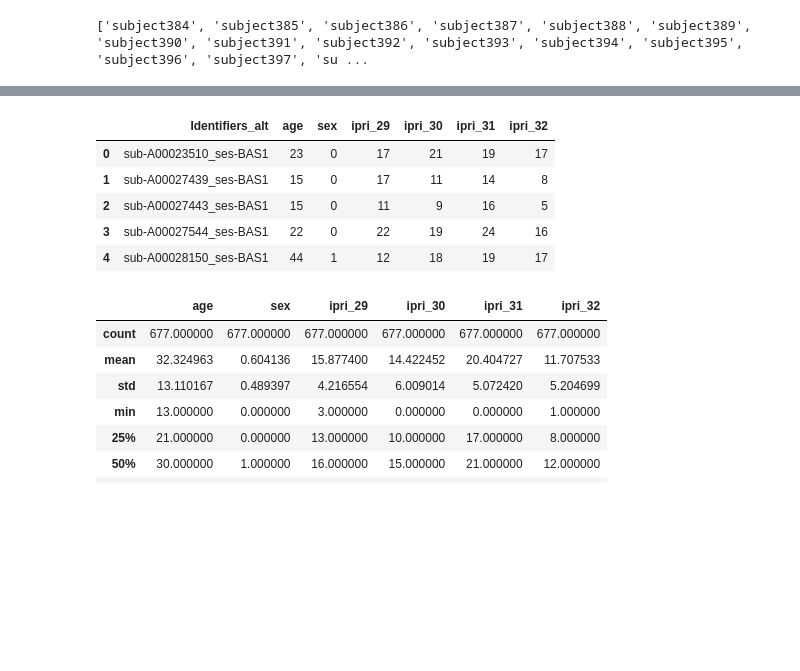
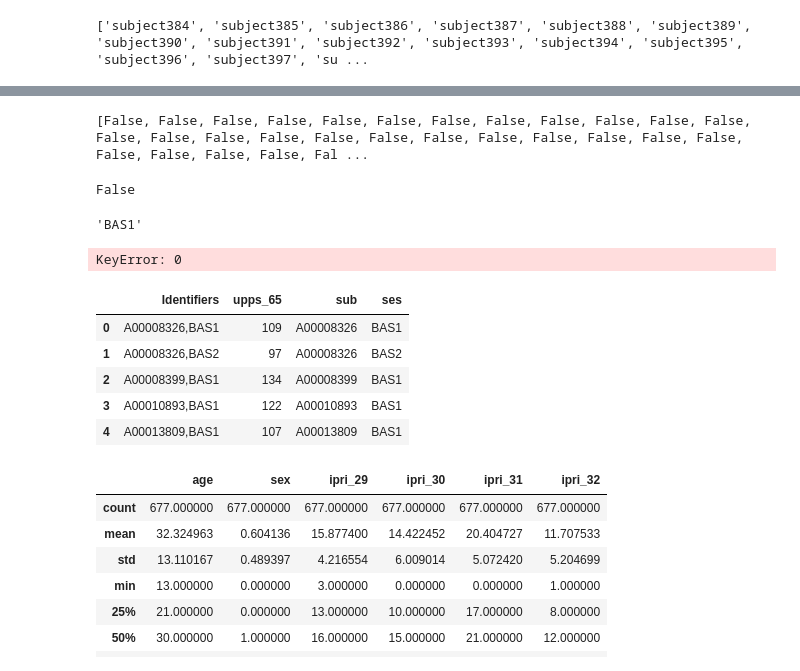
Before and after one commit to vnbcs/workspace, a Jupyter notebook: python_code/fingerprint_data.ipynb, the cells around one changed output, grey strips where cells are left out. Cells and saved outputs as stored; diff of their text form; code cells hidden in the pictures; blank space fills up the shorter version.

```diff
--- a/python_code/fingerprint_data.ipynb
+++ b/python_code/fingerprint_data.ipynb
@@ -51,3 +50,4 @@ array([115, 117,  98, ..., 102,  10,   0], dtype=uint8)
 # %%
 # phenotypic data
 pheno_df = pd.read_csv("../files/NKI_IRI_DWI_combined.csv")
+impulse_df = pd.read_csv("../files/NKIRS_Impulsivity.csv")
@@ -53,0 +70,3 @@ pheno_df = pd.read_csv("../files/NKI_IRI_DWI_combined.csv")
+# %%
+impulse_df["sub"]=impulse_df.Identifiers.map(lambda x: x.split(",")[0])
+impulse_df["ses"]=impulse_df.Identifiers.map(lambda x: x.split(",")[1])
@@ -53,0 +105,12 @@ pheno_df = pd.read_csv("../files/NKI_IRI_DWI_combined.csv")
+# %%
+valid_subs
+# %% [output]
+[False, False, False, False, False, False, False, False, False, False, False, False, False, False, False, False, False, False, False, False, False, False, False, False, False, False, False, False, Fal ...
+# %%
+'A000023510' in impulse_df["sub"]
+# %% [output]
+False
+# %%
+pheno_df.loc[0,"ses"]
+# %% [output]
+'BAS1'
@@ -54,12 +120,16 @@ pheno_df = pd.read_csv("../files/NKI_IRI_DWI_combined.csv")
+# %%
+getImpulse("A00023510", "BAS1")
+# %% [output]
+KeyError: 0
 # %%
-pheno_df.head()
+impulse_df.head()
 # %% [output]
-|  | Identifiers_alt | age | sex | ipri_29 | ipri_30 | ipri_31 | ipri_32 |
-| 0 | sub-A00023510_ses-BAS1 | 23 | 0 | 17 | 21 | 19 | 17 |
-| 1 | sub-A00027439_ses-BAS1 | 15 | 0 | 17 | 11 | 14 | 8 |
-| 2 | sub-A00027443_ses-BAS1 | 15 | 0 | 11 | 9 | 16 | 5 |
-| 3 | sub-A00027544_ses-BAS1 | 22 | 0 | 22 | 19 | 24 | 16 |
-| 4 | sub-A00028150_ses-BAS1 | 44 | 1 | 12 | 18 | 19 | 17 |
+|  | Identifiers | upps_65 | sub | ses |
+| 0 | A00008326,BAS1 | 109 | A00008326 | BAS1 |
+| 1 | A00008326,BAS2 | 97 | A00008326 | BAS2 |
+| 2 | A00008399,BAS1 | 134 | A00008399 | BAS1 |
+| 3 | A00010893,BAS1 | 122 | A00010893 | BAS1 |
+| 4 | A00013809,BAS1 | 107 | A00013809 | BAS1 |
 # %%
 pheno_df.describe()
 # %% [output]
```
Also changed, not shown: parts of 65 cells of this notebook, 2 other files.
